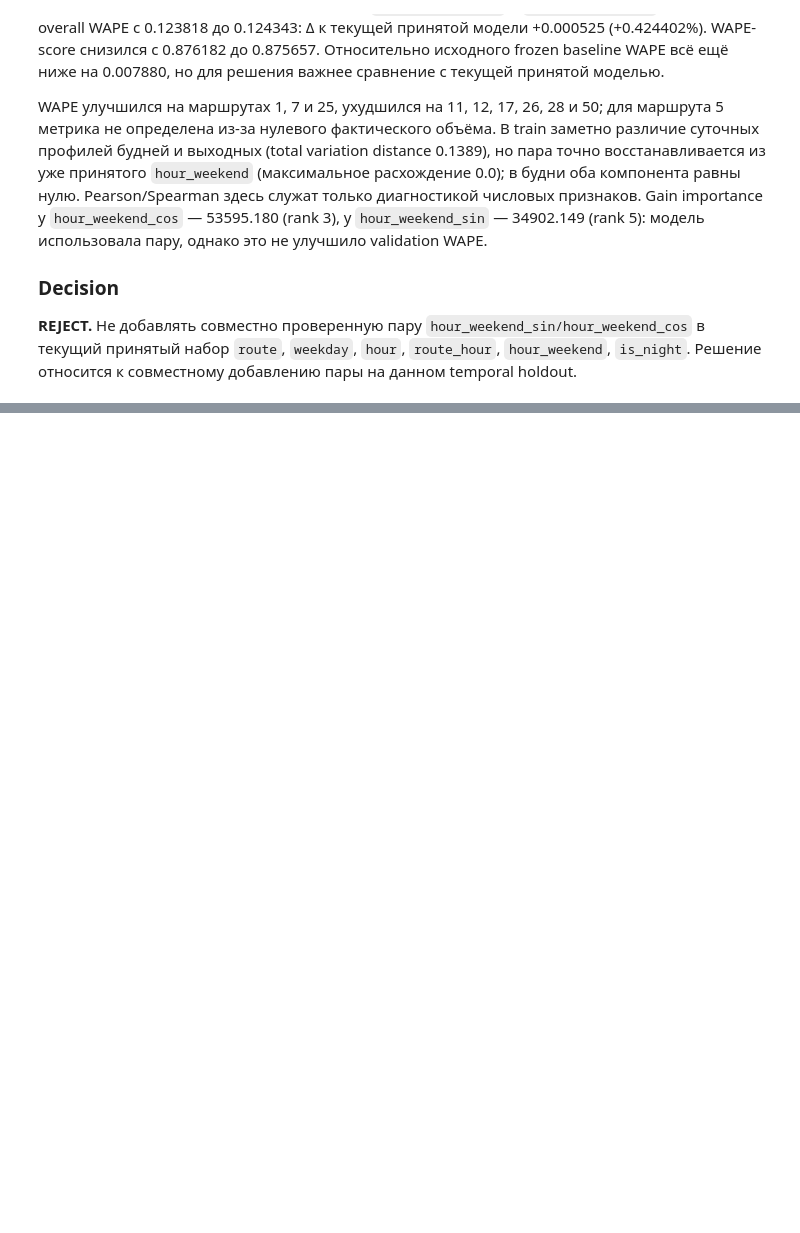
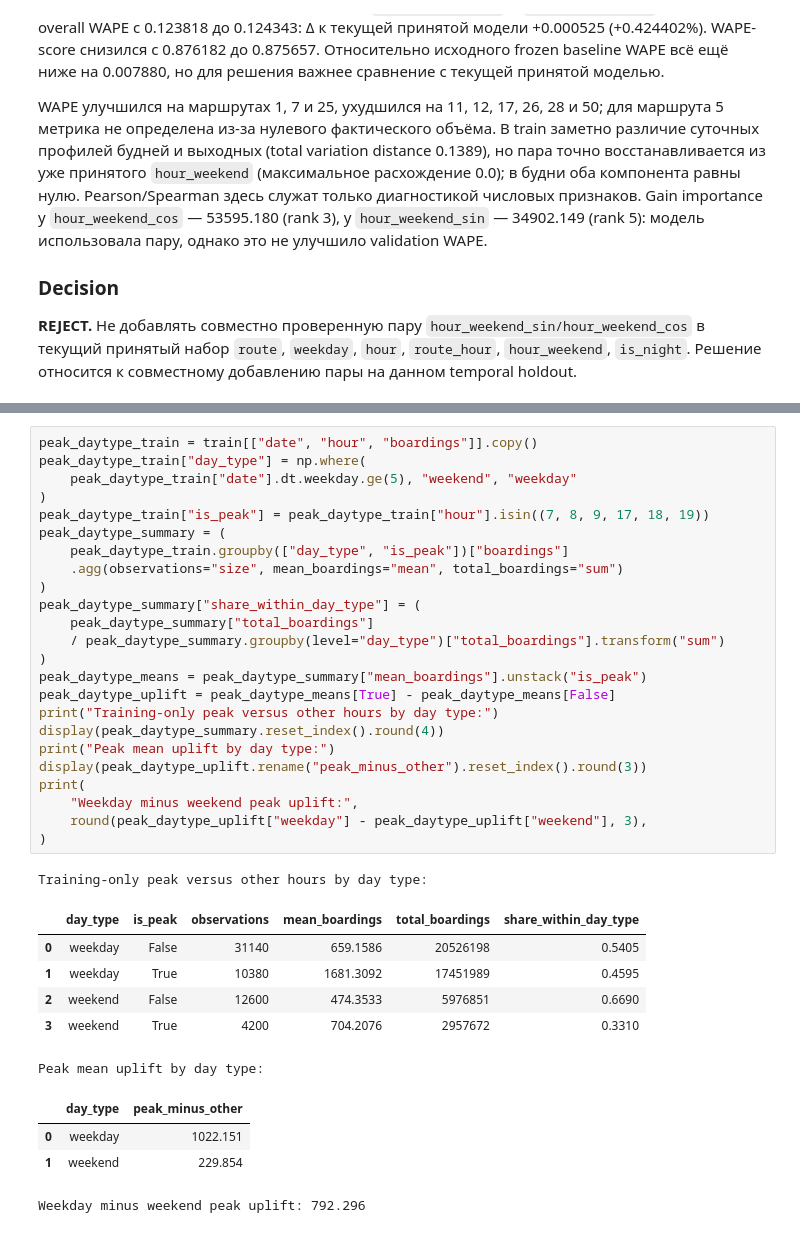
Before and after one commit to rapogahu/MT-Hackathon-2026, a Jupyter notebook: ml/notebooks/feature_engineering.ipynb, the cells around one changed output, grey strips where cells are left out. Drawn from its saved outputs; the diff is of its cells as text; blank space fills up the shorter version.

```diff
--- a/ml/notebooks/feature_engineering.ipynb
+++ b/ml/notebooks/feature_engineering.ipynb
@@ -3066,0 +3081,36 @@ WAPE улучшился на маршрутах 1, 7 и 25, ухудшился
+# %%
+peak_daytype_train = train[["date", "hour", "boardings"]].copy()
+peak_daytype_train["day_type"] = np.where(
+    peak_daytype_train["date"].dt.weekday.ge(5), "weekend", "weekday"
+)
+peak_daytype_train["is_peak"] = peak_daytype_train["hour"].isin((7, 8, 9, 17, 18, 19))
+peak_daytype_summary = (
+    peak_daytype_train.groupby(["day_type", "is_peak"])["boardings"]
+    .agg(observations="size", mean_boardings="mean", total_boardings="sum")
+)
+peak_daytype_summary["share_within_day_type"] = (
+    peak_daytype_summary["total_boardings"]
+    / peak_daytype_summary.groupby(level="day_type")["total_boardings"].transform("sum")
+)
+peak_daytype_means = peak_daytype_summary["mean_boardings"].unstack("is_peak")
+peak_daytype_uplift = peak_daytype_means[True] - peak_daytype_means[False]
+print("Training-only peak versus other hours by day type:")
+display(peak_daytype_summary.reset_index().round(4))
+print("Peak mean uplift by day type:")
+display(peak_daytype_uplift.rename("peak_minus_other").reset_index().round(3))
+print(
+    "Weekday minus weekend peak uplift:",
+    round(peak_daytype_uplift["weekday"] - peak_daytype_uplift["weekend"], 3),
+)
+# %% [output]
+Training-only peak versus other hours by day type:
+|  | day_type | is_peak | observations | mean_boardings | total_boardings | share_within_day_type |
+| 0 | weekday | False | 31140 | 659.1586 | 20526198 | 0.5405 |
+| 1 | weekday | True | 10380 | 1681.3092 | 17451989 | 0.4595 |
+| 2 | weekend | False | 12600 | 474.3533 | 5976851 | 0.6690 |
+| 3 | weekend | True | 4200 | 704.2076 | 2957672 | 0.3310 |
+Peak mean uplift by day type:
+|  | day_type | peak_minus_other |
+| 0 | weekday | 1022.151 |
+| 1 | weekend | 229.854 |
+Weekday minus weekend peak uplift: 792.296
```
Also changed, not shown: parts of 12 cells of this notebook, 1 other file.
